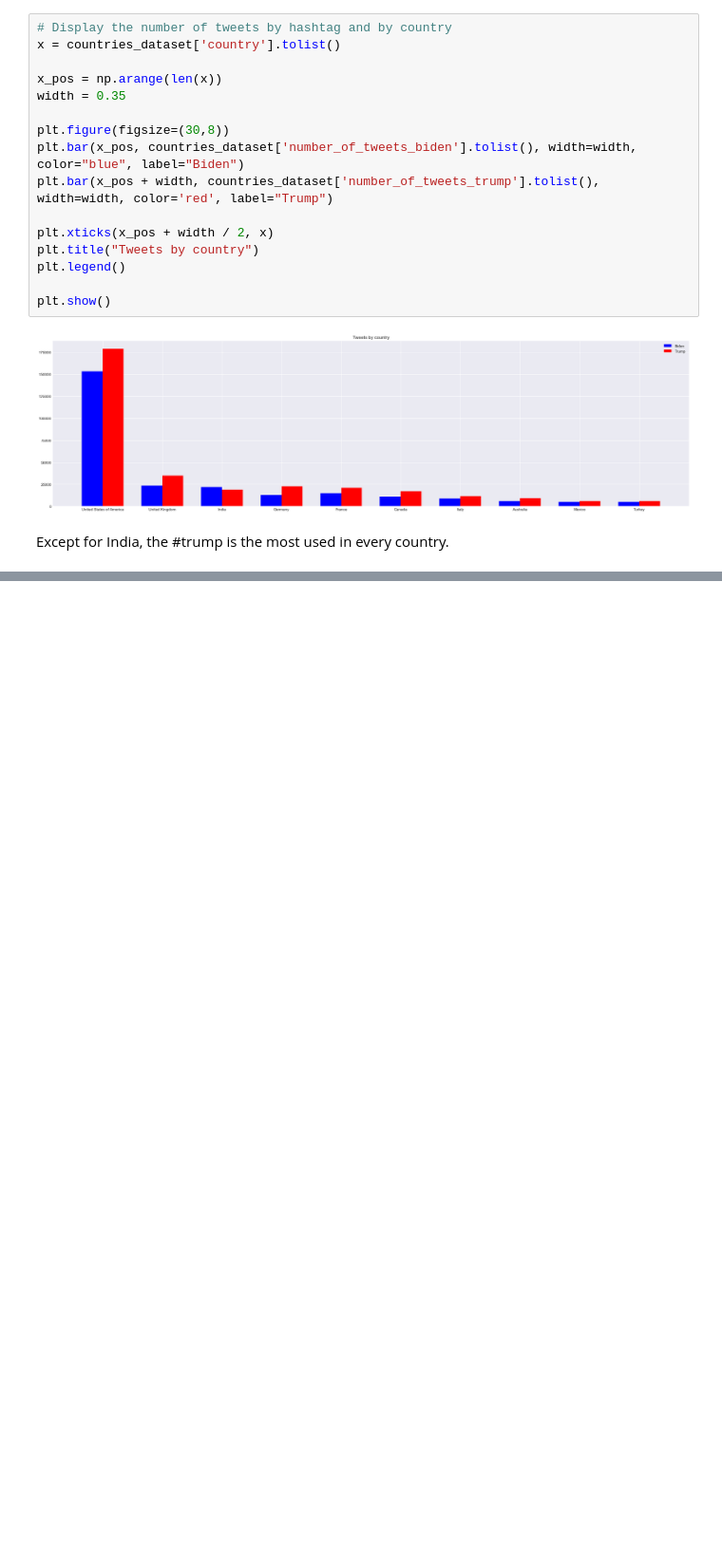
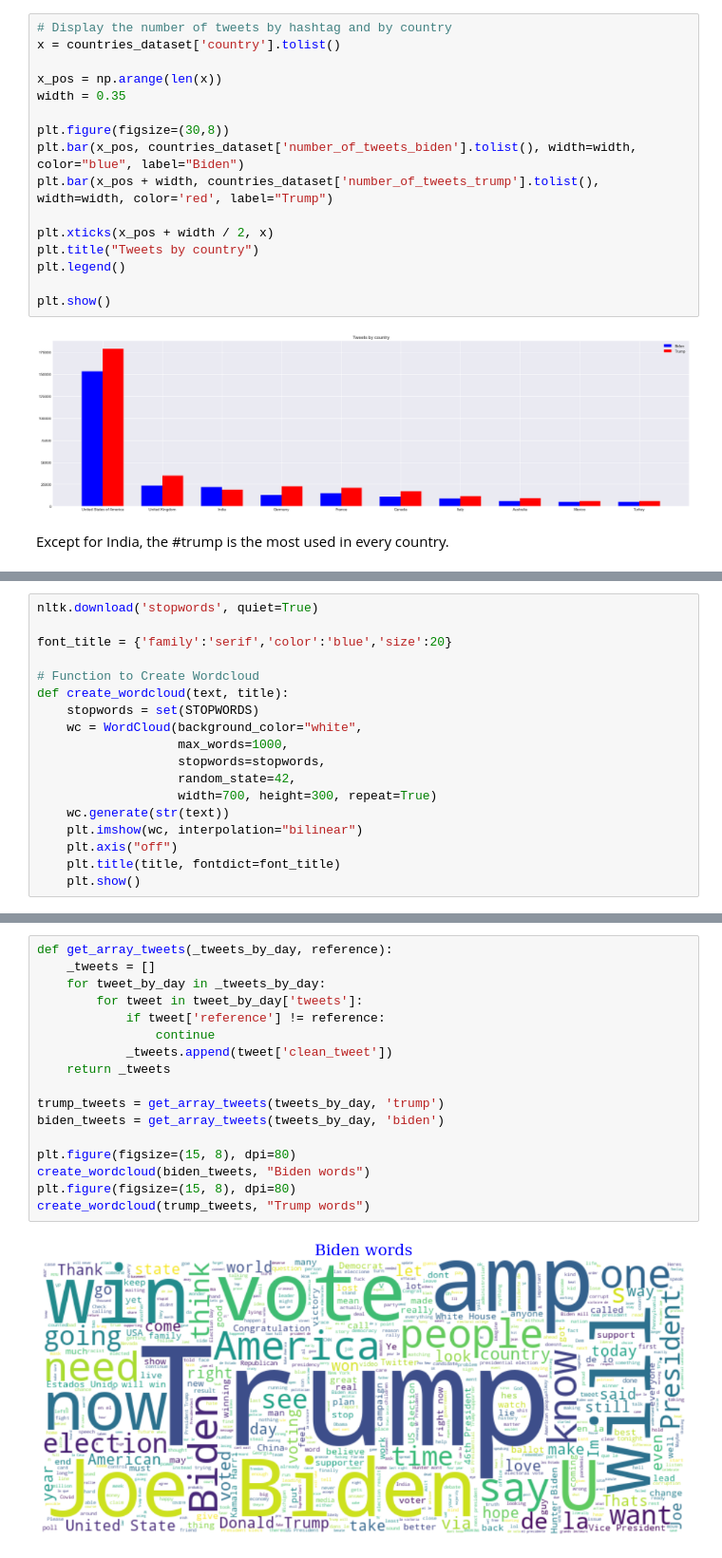
Before and after one commit to Guillaume-Vacelet/bigdata_group_1, a Jupyter notebook: sentiment_analysis.ipynb, the cells around one changed output, grey strips where cells are left out. Shown at 95% size. Cells and saved outputs as stored; diff of their text form; blank space fills up the shorter version.

```diff
--- a/sentiment_analysis.ipynb
+++ b/sentiment_analysis.ipynb
@@ -304,0 +335,18 @@ Except for India, the #trump is the most used in every country.
+# %%
+nltk.download('stopwords', quiet=True)
+
+font_title = {'family':'serif','color':'blue','size':20}
+
+# Function to Create Wordcloud
+def create_wordcloud(text, title):
+    stopwords = set(STOPWORDS)
+    wc = WordCloud(background_color="white",
+                   max_words=1000,
+                   stopwords=stopwords,
+                   random_state=42,
+                   width=700, height=300, repeat=True)
+    wc.generate(str(text))
+    plt.imshow(wc, interpolation="bilinear")
+    plt.axis("off")
+    plt.title(title, fontdict=font_title)
+    plt.show()
@@ -304,0 +388,19 @@ Except for India, the #trump is the most used in every country.
+# %%
+def get_array_tweets(_tweets_by_day, reference):
+    _tweets = []
+    for tweet_by_day in _tweets_by_day:
+        for tweet in tweet_by_day['tweets']:
+            if tweet['reference'] != reference:
+                continue
+            _tweets.append(tweet['clean_tweet'])
+    return _tweets
+
+trump_tweets = get_array_tweets(tweets_by_day, 'trump')
+biden_tweets = get_array_tweets(tweets_by_day, 'biden')
+
+plt.figure(figsize=(15, 8), dpi=80)
+create_wordcloud(biden_tweets, "Biden words")
+plt.figure(figsize=(15, 8), dpi=80)
+create_wordcloud(trump_tweets, "Trump words")
+# %% [output]
+[figure, added]
```
Also changed, not shown: parts of 23 cells of this notebook, 1 other file.
